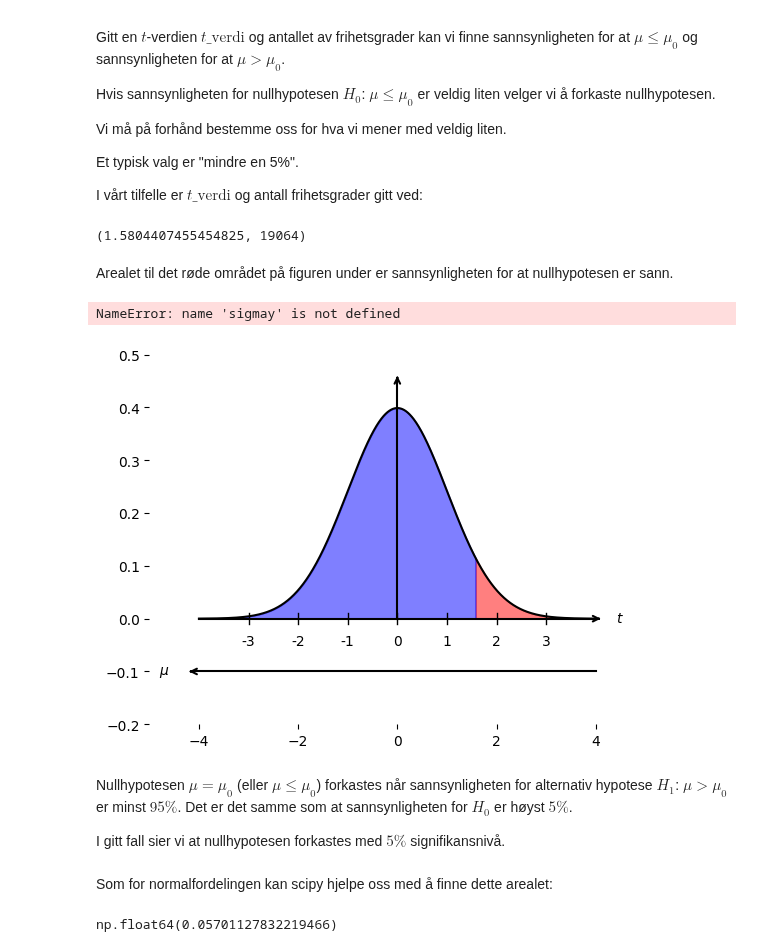
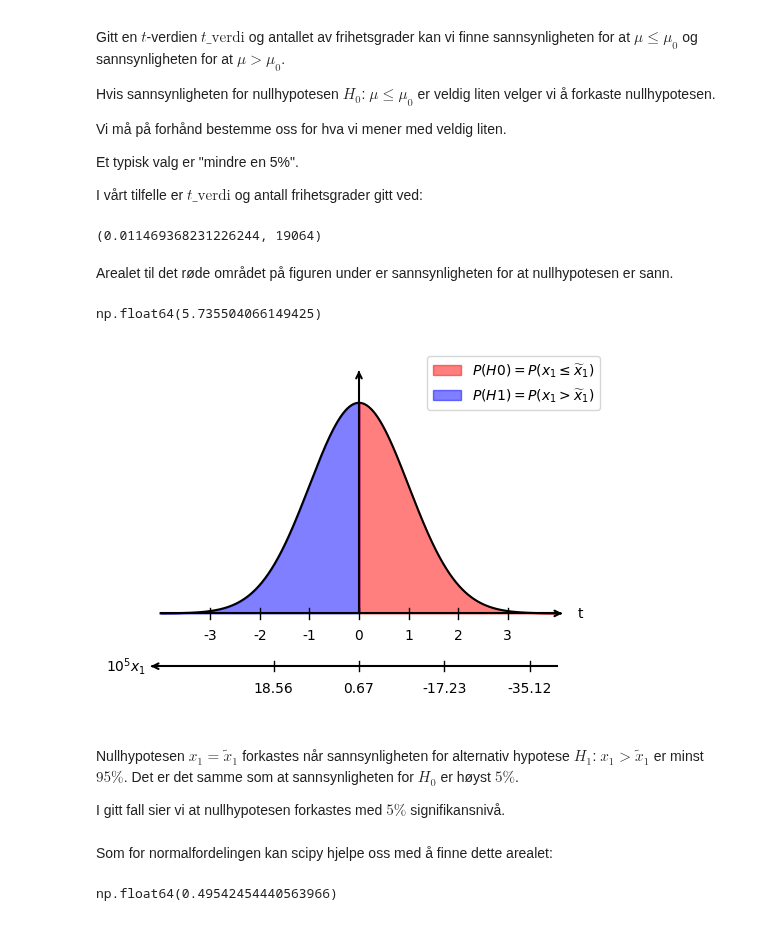
Before and after one commit to mbr085/V25MAT102, a Jupyter notebook: notebooks/uke12/testhelding.ipynb, the cells around one changed output. Saved outputs shown, nothing was run; the diff lists cells and outputs as text; code cells hidden in the pictures.

```diff
--- a/notebooks/uke12/testhelding.ipynb
+++ b/notebooks/uke12/testhelding.ipynb
@@ -174,2 +169,8 @@ np.float64(1.5804407455454825)
+# %%
+x1tilde = 1 / (365.2425 * 50)
+SSR_av_L_t_y = np.sum((y - L)**2)
+# %%
+sigmaxx1 = (np.sqrt(SSR_av_L_t_y / (len(y) - 2)) / np.std(t))
+t_verdi = (xx1 - x1tilde)/(sigmaxx1)
 # %%
 antall_frihetsgrader = len(y) - 2
@@ -202,12 +199,17 @@ I vårt tilfelle er $t\_\text{verdi}$ og antall frihetsgrader gitt ved:
 # %%
 # t-verdi og antall frihetsgrader
 
+sigmay = np.std(y)
 antall_frihetsgrader = len(y) - 2
 float(t_verdi), antall_frihetsgrader
 # %% [output]
-(1.5804407455454825, 19064)
+(0.011469368231226244, 19064)
 # %% [markdown]
 Arealet til det røde området på figuren under er sannsynligheten for at nullhypotesen er sann.
+# %%
+sigmay
+# %% [output]
+np.float64(5.735504066149425)
 # %%
 # @title plot
 import matplotlib.pyplot as plt
@@ -219,7 +221,7 @@ yy = scipy.stats.t.pdf(x, antall_frihetsgrader)  # t-fordeling med 10 frihetsgra
 t_crit = t_verdi
 
 def t_av_mu(m):
-    return (Ey - m)/(sigmay/np.sqrt(len(y)))
+    return (xx1 - m)/(sigmaxx1)
 # def mu_av_t(t):
 #     return Ey - t*(sigmay/np.sqrt(len(y)))
 
@@ -227,8 +229,8 @@ ax = plt.gca()
 
 
 plt.plot(x, yy, color='black')
-plt.fill_between(x, yy, where=(x > t_crit), color='red', alpha=0.5, label=r'$P(H_0) = P(\mu \leq \mu_0$)')
-plt.fill_between(x, yy, where=(x < t_crit), color='blue', alpha=0.5, label=r'$P(H_1) = P(\mu > \mu_0$)')
+plt.fill_between(x, yy, where=(x > t_crit), color='red', alpha=0.5, label=r'$P(H0)=P(x_1 \leq \widetilde x_1)$')
+plt.fill_between(x, yy, where=(x < t_crit), color='blue', alpha=0.5, label=r'$P(H1)=P(x_1 > \widetilde x_1)$')
 # Remove default spines
 ax.spines["top"].set_visible(False)
 ax.spines["right"].set_visible(False)
@@ -242,57 +244,57 @@ ax.set_ylim(-.2, .5)  # Ensure axes are visible
 # Draw the primary x-axis (for x) with an arrow
 ax.plot([-4, 4], [0, 0], color="black", lw=1.5)
 ax.annotate("", xy=(4.1, 0), xytext=(4., 0),
             arrowprops=dict(arrowstyle="->", lw=1.5), annotation_clip=False)
-ax.text(4.4, 0, r"$t$", verticalalignment="center")
+ax.text(4.4, 0, r"t", verticalalignment="center")
 
 # Draw the secondary x-axis (for -x) with an arrow
 ax.plot([-4.1, 4], [-.1, -.1], color="black", lw=1.5)
 ax.annotate("", xy=(-4.2, -.1), xytext=(-4.1, -.1),
             arrowprops=dict(arrowstyle="->", lw=1.5), annotation_clip=False)
-ax.text(-4.8, -.1, r"$\mu$", verticalalignment="center")
+ax.text(-5.1, -.1, r"$10^5 x_1$", verticalalignment="center")
 
 # Draw the y-axis with an arrow
 ax.plot([0, 0], [0, .45], color="black", lw=1.5)
 ax.annotate("", xy=(0, .46), xytext=(0, .45),
             arrowprops=dict(arrowstyle="->", lw=1.5), annotation_clip=False)
-#ax.text(-0.3, .45, r"$y$", verticalalignment="center")
+#ax.text(-0.3, .45, r"y", verticalalignment="center")
 
 # Set x-ticks for t-axis
 ticks = np.arange(-3, 4, 1)  # Tick positions
 
 # Draw ticks for t-axis
-for t in ticks:
-    ax.plot([t, t], [-.01, .01], color="black", lw=1)  # Small tick marks
-    ax.text(t, -.05, f"{t}", fontsize=10, ha="center")  # Labels below ticks
+for ti in ticks:
+    ax.plot([ti, ti], [-.01, .01], color="black", lw=1)  # Small tick marks
+    ax.text(ti, -.05, f"{ti}", fontsize=10, ha="center")  # Labels below ticks
 
-# Set ticks for $\mu$-axis
-mu_verdier = np.arange(0.9, 1.5, .1)
+#Set ticks for μ-axis
+xxdiff = (xx1 - x1tilde)
+mu_verdier = np.arange(xx1 - 300*xxdiff, xx1 + 300*xxdiff, 300*xxdiff/2)
 muticks = [t_av_mu(mu) for mu in mu_verdier]
 # muticks = [mu_av_t(t) for t in ticks]
 # Draw ticks for secondary x-axis (-x)
-for t, mu in zip(muticks, mu_verdier):
-    ax.plot([t, t], [-.11, -.09], color="black", lw=1)  # Small tick marks
-    ax.text(t, -.15, f"{mu:.2f}", fontsize=10, ha="center")  # Labels below ticks
+for ti, mu in zip(muticks, mu_verdier):
+    ax.plot([ti, ti], [-.11, -.09], color="black", lw=1)  # Small tick marks
+    ax.text(ti, -.15, f"{10000*mu:.2f}", fontsize=10, ha="center")  # Labels below ticks
 
 # Remove y-ticks
 ax.set_yticks([])
 ax.set_xticks([])
 plt.legend()
 plt.show()
 # %% [output]
-NameError: name 'sigmay' is not defined
-[figure, old version]
+[figure, new version]
-# %% [markdown]
-Nullhypotesen $\mu = \mu_0$ (eller $\mu \le \mu_0$) forkastes når sannsynligheten for alternativ hypotese $H_1$: $\mu > \mu_0$ er minst $95 \%$. Det er det samme som at sannsynligheten for $H_0$ er høyst $5 \%$.
-
-I gitt fall sier vi at nullhypotesen forkastes med $5 \%$ signifikansnivå.
+# %% [markdown]
+Nullhypotesen $x_1 = \widetilde x_1$ forkastes når sannsynligheten for alternativ hypotese $H_1$: $x_1 > \widetilde x_1$ er minst $95 \%$. Det er det samme som at sannsynligheten for $H_0$ er høyst $5 \%$.
+
+I gitt fall sier vi at nullhypotesen forkastes med $5 \%$ signifikansnivå.
 # %% [markdown]
 Som for normalfordelingen kan scipy hjelpe oss med å finne dette arealet:
 # %%
 # p-verdi
 1 - scipy.stats.t.cdf(t_verdi, df=antall_frihetsgrader)
 # %% [output]
-np.float64(0.05701127832219466)
+np.float64(0.49542454440563966)
 # %%
 # Siden t-funksjonen er symmetrisk fås samme verdi ved å integrere frem til -t_verdi
 p_verdi = scipy.stats.t.cdf(-t_verdi, antall_frihetsgrader)
```
Also changed, not shown: parts of 14 cells of this notebook, 6 other files.
